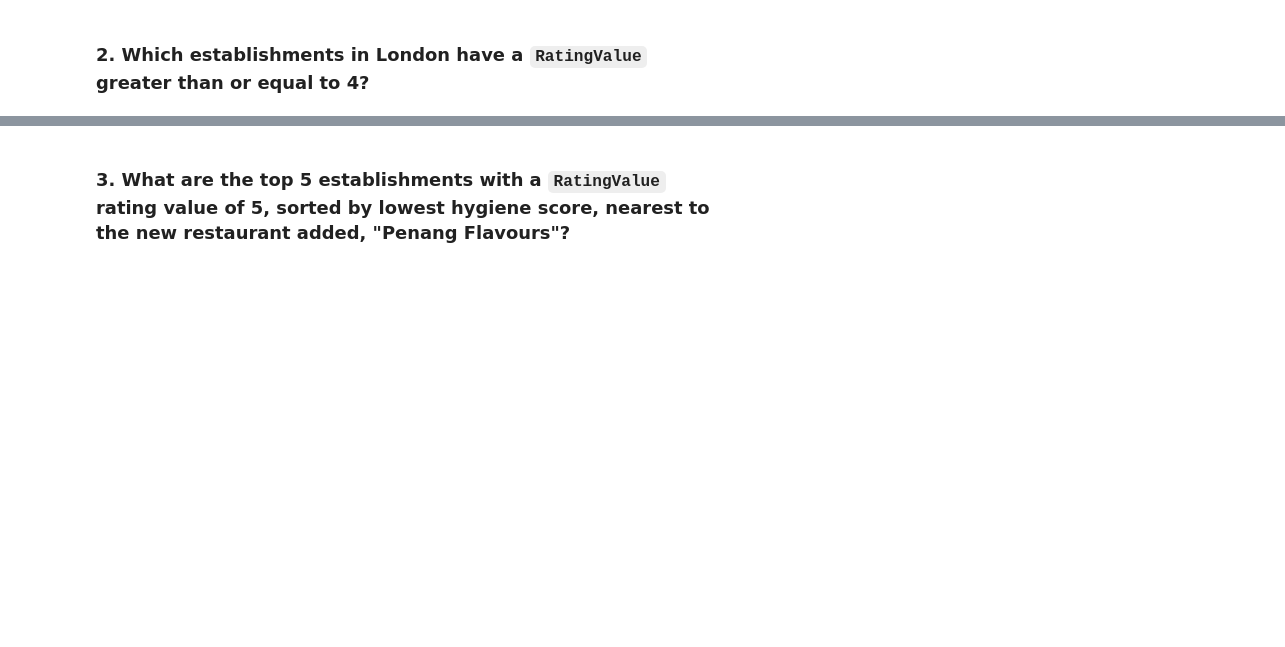
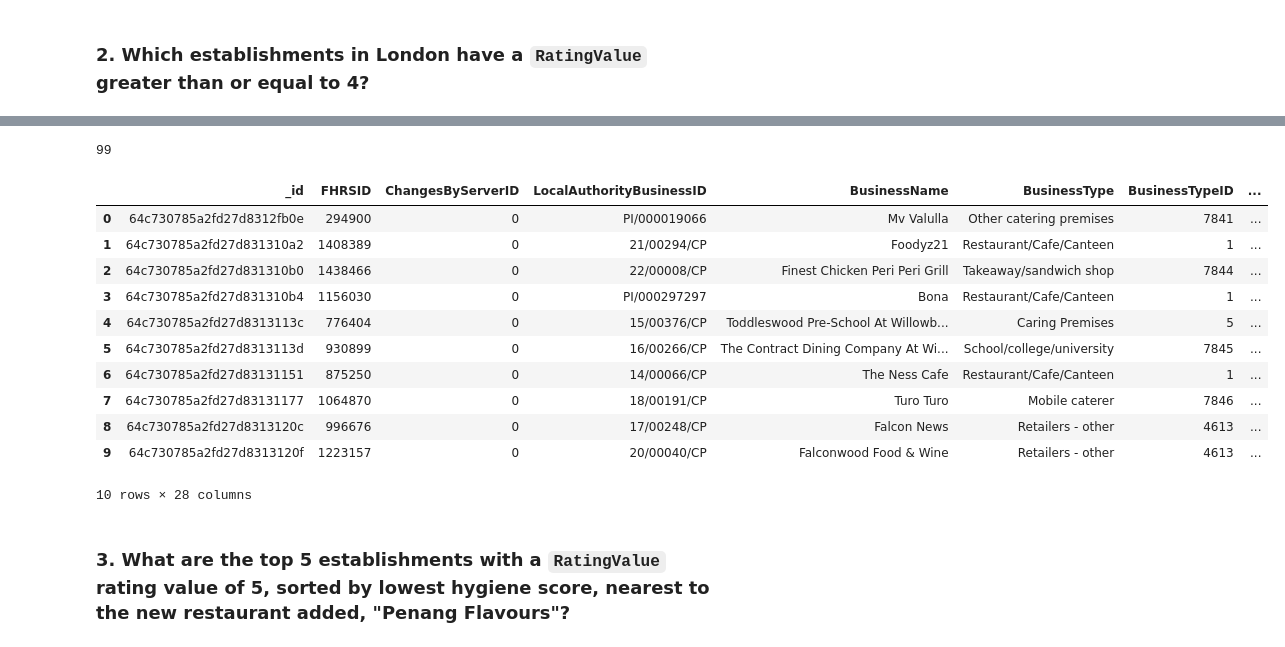
Before and after one commit to benrich322/nosql-challenge, a Jupyter notebook: NoSQL_analysis_starter.ipynb, the cells around one changed output, grey strips where cells are left out. Cells and saved outputs as stored; diff of their text form; code cells hidden in the pictures; blank space fills up the shorter version.

Commit message:
london data

```diff
--- a/NoSQL_analysis_starter.ipynb
+++ b/NoSQL_analysis_starter.ipynb
@@ -88,8 +88,14 @@ df.head(10)
 ### 2. Which establishments in London have a `RatingValue` greater than or equal to 4?
 # %%
 # Find the establishments with London as the Local Authority and has a RatingValue greater than or equal to 4.
-query =
+query = {
+    'AddressLine2': 'London',
+    'RatingValue': {'$gte': 4}
+}
 
+results = establishments.find(query)
 # Use count_documents to display the number of documents in the result
-
+print("Number of documents in result:", establishments.count_documents(query))
 # Display the first document in the results using pprint
+first_document = results[0]
+pprint(first_document)
@@ -96,9 +120,28 @@ query =
 # %%
 # Convert the result to a Pandas DataFrame
+results = establishments.find(query)
+data_list = [result for result in results]
 
+df = pd.DataFrame(data_list)
 # Display the number of rows in the DataFrame
-
+row_count = len(df)
 # Display the first 10 rows of the DataFrame
+print(row_count)
+df.head(10)
+# %% [output]
+99
+|  | _id | FHRSID | ChangesByServerID | LocalAuthorityBusinessID | BusinessName | BusinessType | BusinessTypeID | ... |
+| 0 | 64c730785a2fd27d8312fb0e | 294900 | 0 | PI/000019066 | Mv Valulla | Other catering premises | 7841 | ... |
+| 1 | 64c730785a2fd27d831310a2 | 1408389 | 0 | 21/00294/CP | Foodyz21 | Restaurant/Cafe/Canteen | 1 | ... |
+| 2 | 64c730785a2fd27d831310b0 | 1438466 | 0 | 22/00008/CP | Finest Chicken Peri Peri Grill | Takeaway/sandwich shop | 7844 | ... |
+| 3 | 64c730785a2fd27d831310b4 | 1156030 | 0 | PI/000297297 | Bona | Restaurant/Cafe/Canteen | 1 | ... |
+| 4 | 64c730785a2fd27d8313113c | 776404 | 0 | 15/00376/CP | Toddleswood Pre-School At Willowb... | Caring Premises | 5 | ... |
+| 5 | 64c730785a2fd27d8313113d | 930899 | 0 | 16/00266/CP | The Contract Dining Company At Wi... | School/college/university | 7845 | ... |
+| 6 | 64c730785a2fd27d83131151 | 875250 | 0 | 14/00066/CP | The Ness Cafe | Restaurant/Cafe/Canteen | 1 | ... |
+| 7 | 64c730785a2fd27d83131177 | 1064870 | 0 | 18/00191/CP | Turo Turo | Mobile caterer | 7846 | ... |
+| 8 | 64c730785a2fd27d8313120c | 996676 | 0 | 17/00248/CP | Falcon News | Retailers - other | 4613 | ... |
+| 9 | 64c730785a2fd27d8313120f | 1223157 | 0 | 20/00040/CP | Falconwood Food & Wine | Retailers - other | 4613 | ... |
+10 rows × 28 columns
 # %% [markdown]
 ### 3. What are the top 5 establishments with a `RatingValue` rating value of 5, sorted by lowest hygiene score, nearest to the new restaurant added, "Penang Flavours"?
 # %%
```
Also changed, not shown: parts of 2 cells of this notebook.
